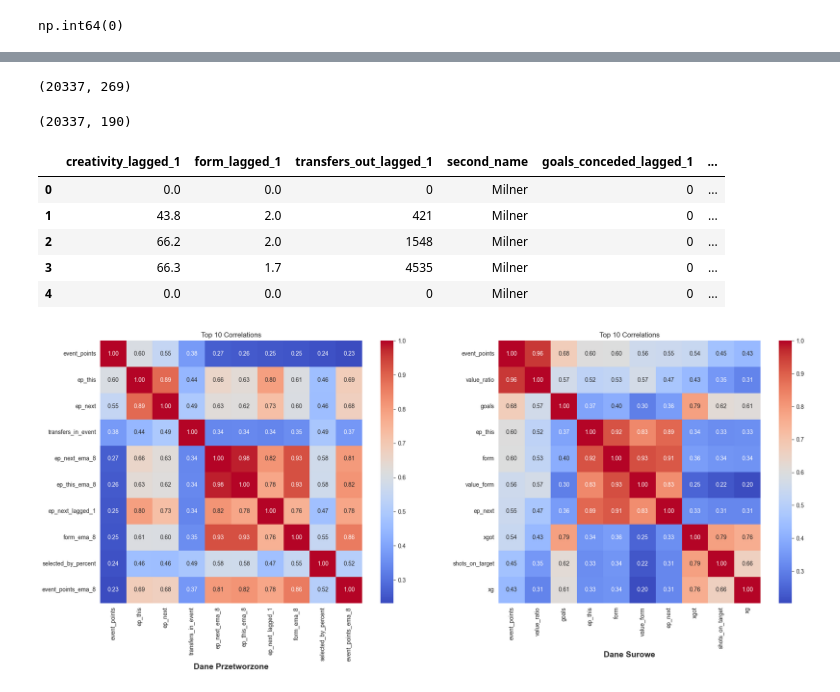
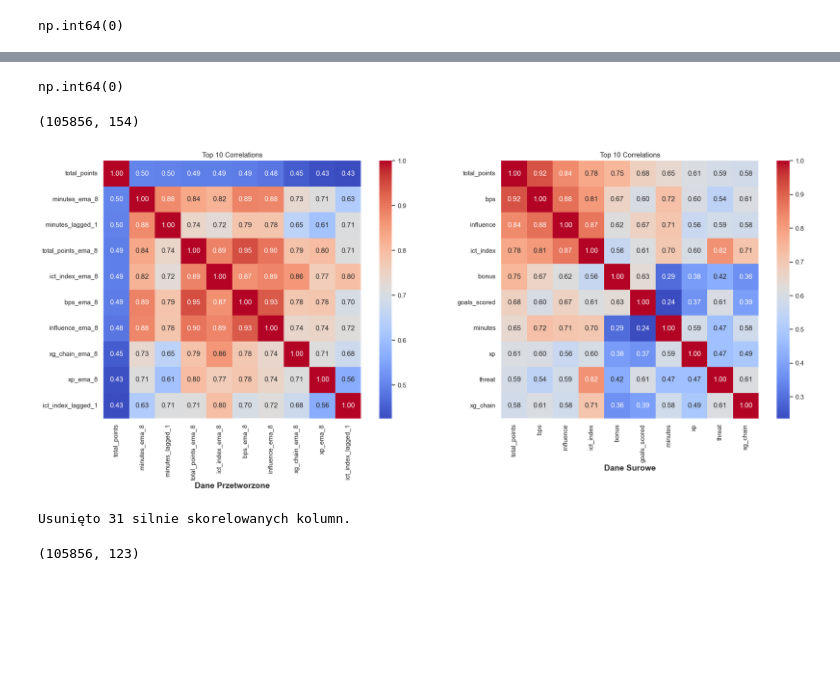
Before and after one commit to ruus77/FPL-Points-Predictions, a Jupyter notebook: Notebooks/Data_Preparation/Features_Engineering.ipynb, the cells around one changed output, grey strips where cells are left out. Cells and saved outputs as stored; diff of their text form; code cells hidden in the pictures; blank space fills up the shorter version.

```diff
--- a/Notebooks/Data_Preparation/Features_Engineering.ipynb
+++ b/Notebooks/Data_Preparation/Features_Engineering.ipynb
@@ -135,3 +83,6 @@ data_ema, ema_cols = ema(df=data,
+# %%
+data["xg_share"] = (data.xg / data.team_xg).replace([np.inf, -np.inf], np.nan).fillna(0)
+data["transfers_trend"] = (data.transfers_balance / data.selected).replace([np.inf, -np.inf], np.nan).fillna(0)
 # %%
 data.shape
 # %% [output]
@@ -141,0 +104,3 @@ data_lagged, lagged_cols = lagged_features(df=data_ema,
+# %%
+feature_eng = FeatureEngineer(df=data)
+data_lag = feature_eng.features_integration()
@@ -142,4 +116,8 @@ data_lagged, lagged_cols = lagged_features(df=data_ema,
+# %%
+data_lag.isna().sum().sum()
+# %% [output]
+np.int64(0)
 # %%
-data_lagged.shape
+data_lag.shape
 # %% [output]
-(20337, 269)
+(105856, 154)
@@ -157,0 +124,20 @@ data_lagged = data_lagged[[c for c in features_to_keep if c in data_lagged.colum
+# %%
+def corr_heatmaps(frames: list[pd.DataFrame], titles: list[str]) -> plt.Figure:
+    fig, axes = plt.subplots(1, len(frames), figsize=(10 * len(frames), 8))
+    if len(frames) == 1: axes = [axes]
+
+    for ax, df, title in zip(axes, frames, titles):
+        top_cols = df.select_dtypes(include=np.number).corr()["total_points"].abs().nlargest(10).index
+
+        sns.heatmap(df[top_cols].corr(), annot=True, cmap="coolwarm", ax=ax,
+                    square=True, fmt=".2f")
+
+        ax.set_yticklabels(ax.get_yticklabels(), rotation=0)
+        ax.set_title(f"Top 10 Correlations")
+        ax.set_xlabel(title, fontsize=14, fontweight='bold')
+    plt.tight_layout()
+    return fig
+
+fig = corr_heatmaps([data_lag, data], ["Dane Przetworzone", "Dane Surowe"])
+# %% [output]
+[figure, added]
@@ -158,33 +157,17 @@ data_lagged = data_lagged[[c for c in features_to_keep if c in data_lagged.colum
+# %%
+# POPRAWKA: Bezpieczne przetwarzanie usunięcia skorelowanych cech
+pairs_list = over_corr_pairs(data_lag, threshold=0.9)
+pairs = pd.DataFrame(pairs_list)
+
+if not pairs.empty:
+    cols_to_drop = pairs[1].unique()
+    data_lag.drop(columns=cols_to_drop, inplace=True, errors="ignore")
+    print(f"Usunięto {len(cols_to_drop)} silnie skorelowanych kolumn.")
+else:
+    print("Nie znaleziono silnie skorelowanych kolumn do usunięcia.")
+# %% [output]
+Usunięto 31 silnie skorelowanych kolumn.
 # %%
-data_lagged.shape
+data_lag.shape
 # %% [output]
-(20337, 190)
+(105856, 123)
-# %%
-data_lagged.head()
-# %% [output]
-|  | creativity_lagged_1 | form_lagged_1 | transfers_out_lagged_1 | second_name | goals_conceded_lagged_1 | ... |
-| 0 | 0.0 | 0.0 | 0 | Milner | 0 | ... |
-| 1 | 43.8 | 2.0 | 421 | Milner | 0 | ... |
-| 2 | 66.2 | 2.0 | 1548 | Milner | 0 | ... |
-| 3 | 66.3 | 1.7 | 4535 | Milner | 0 | ... |
-| 4 | 0.0 | 0.0 | 0 | Milner | 0 | ... |
-# %%
-def corr_heatmaps(frames: list[pd.DataFrame], titles: list[str]) -> plt.Figure:
-    fig, axes = plt.subplots(1, len(frames), figsize=(10 * len(frames), 8))
-    if len(frames) == 1: axes = [axes]
-
-    for ax, df, title in zip(axes, frames, titles):
-        top_cols = df.select_dtypes(include=np.number).corr()["event_points"].abs().nlargest(10).index
-
-        sns.heatmap(df[top_cols].corr(), annot=True, cmap="coolwarm", ax=ax,
-                    square=True, fmt=".2f")
-
-        ax.set_yticklabels(ax.get_yticklabels(), rotation=0)
-        ax.set_title(f"Top 10 Correlations")
-        ax.set_xlabel(title, fontsize=14, fontweight='bold')
-    plt.tight_layout()
-    return fig
-
-fig = corr_heatmaps([data_lagged, data], ["Dane Przetworzone", "Dane Surowe"])
-# %% [output]
-[figure, removed]
```
Also changed, not shown: parts of 46 cells of this notebook, 6 other files.
